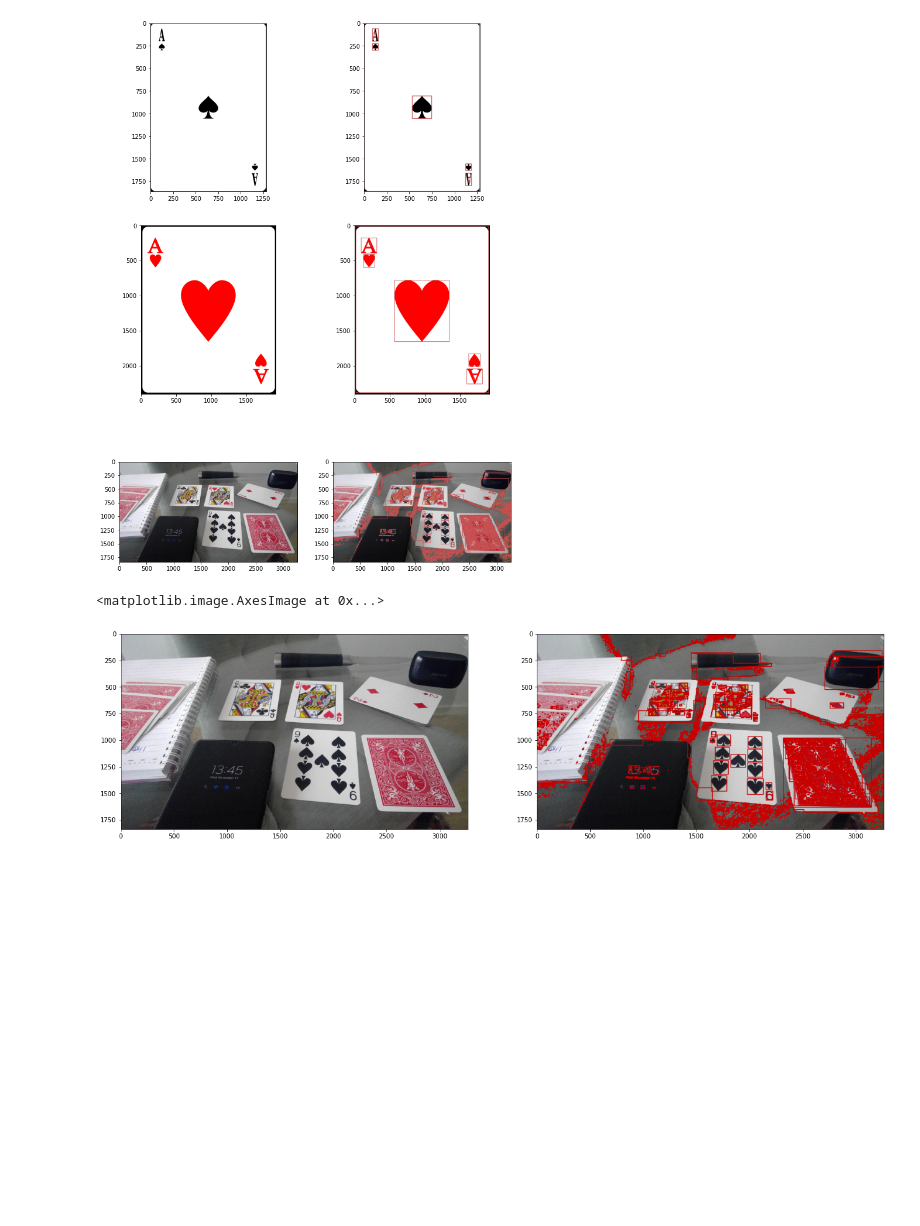
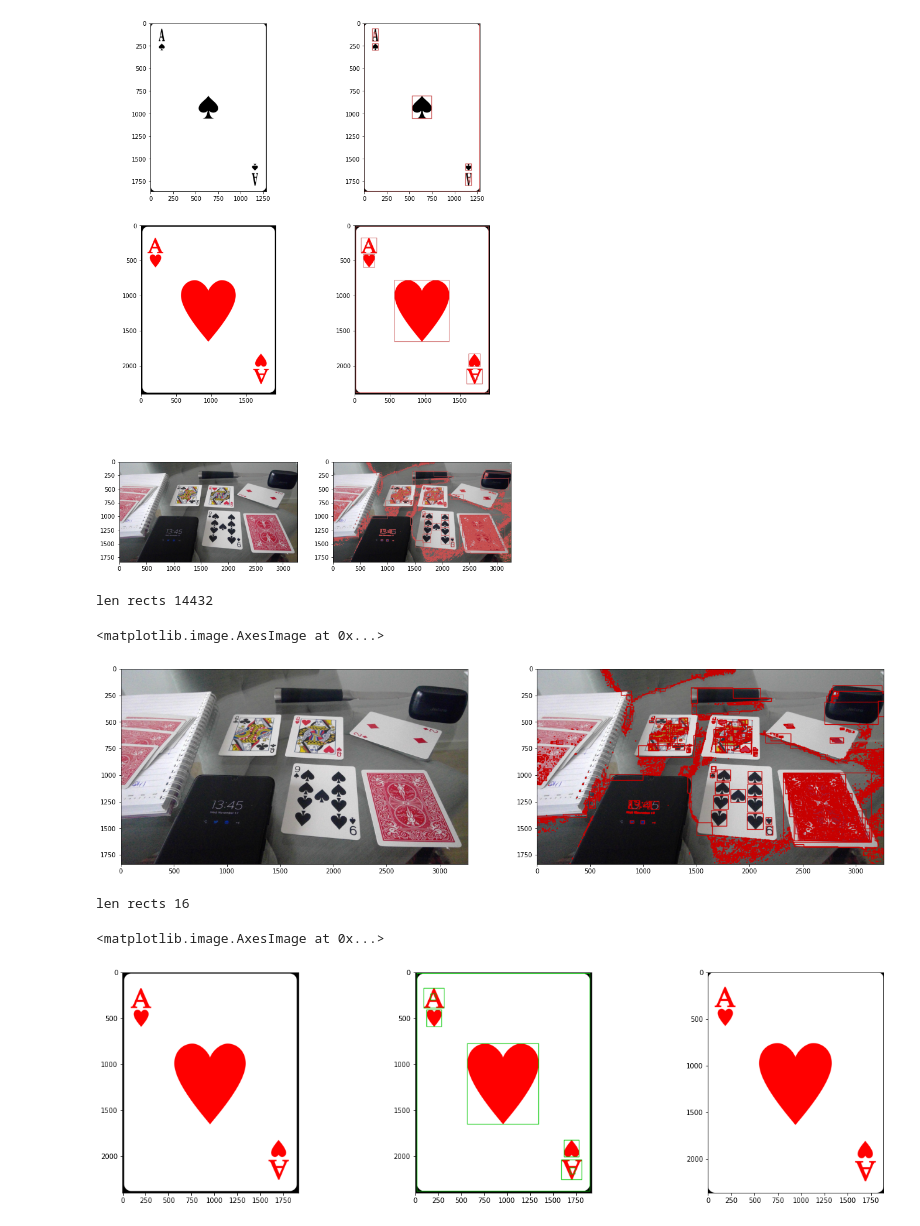
Before and after one commit to Luviz/CodeResume, a Jupyter notebook: Python/opencv/object_finder.ipynb, the cells around one changed output. Saved outputs shown, nothing was run; the diff lists cells and outputs as text; code cells hidden in the pictures; blank space fills up the shorter version.

```diff
--- a/Python/opencv/object_finder.ipynb
+++ b/Python/opencv/object_finder.ipynb
@@ -23,16 +25,18 @@ ax[2].imshow(img_heart[:,:,::-1])
 # %%
 # SPADES
 # Work flow one
+
 blur = cv.GaussianBlur(img_spades, (3, 3), 10)
 canny = cv.Canny(blur, 100, 200)
 
-contours, hierarchy = cv.findContours(canny, cv.RETR_CCOMP, cv.CHAIN_APPROX_SIMPLE)
+contours, hierarchy = cv.findContours(
+    canny, cv.RETR_CCOMP, cv.CHAIN_APPROX_SIMPLE)
 b = cv.drawContours(img_spades.copy(), contours, -1, (80, 255, 180), 3)
 
 marked = img_spades.copy()
 rects = [cv.boundingRect(cnt) for cnt in contours]
 for x, y, w, h in rects:
-    cv.rectangle(marked, (x, y), (x+w, y+h), (200,0,0), 5)
+    cv.rectangle(marked, (x, y), (x+w, y+h), (200, 0, 0), 5)
 
 fig, ax = plt.subplots(1, 5)
 fig.set_size_inches(22, 6)
@@ -55,13 +59,14 @@ blur = cv.GaussianBlur(img_spades, (5, 5), 20)
 _, bw = cv.threshold(blur, 90, 255, cv.THRESH_BINARY)
 canny = cv.Canny(bw, 100, 200)
 
-contours, hierarchy = cv.findContours(canny, cv.RETR_CCOMP, cv.CHAIN_APPROX_SIMPLE)
+contours, hierarchy = cv.findContours(
+    canny, cv.RETR_CCOMP, cv.CHAIN_APPROX_SIMPLE)
 b = cv.drawContours(img_spades.copy(), contours, -1, (80, 255, 180), 3)
 
 marked = img_spades.copy()
 rects = [cv.boundingRect(cnt) for cnt in contours]
 for x, y, w, h in rects:
-    cv.rectangle(marked, (x, y), (x+w, y+h), (200,0,0), 5)
+    cv.rectangle(marked, (x, y), (x+w, y+h), (200, 0, 0), 5)
 
 fig, ax = plt.subplots(1, 5)
 fig.set_size_inches(22, 6)
@@ -77,11 +82,11 @@ len(contours)
 15
 [figure]
 # %%
-def get_shapes(image, canny_th1=100, canny_th2=200, blur_ksize=(5,5), blur_sigmax=20):
+def get_shapes(image, canny_th1=100, canny_th2=200, blur_ksize=(5, 5), blur_sigmax=20, contours_mode=cv.RETR_CCOMP):
     blur = cv.GaussianBlur(image, blur_ksize, blur_sigmax)
     _, bw = cv.threshold(blur, 90, 255, cv.THRESH_BINARY)
     canny = cv.Canny(bw, canny_th1, canny_th2)
-    contours, _ = cv.findContours(canny, cv.RETR_CCOMP, cv.CHAIN_APPROX_SIMPLE)
+    contours, _ = cv.findContours(canny, contours_mode, cv.CHAIN_APPROX_SIMPLE)
     return [cv.boundingRect(cnt) for cnt in contours]
 # %%
 
@@ -101,14 +106,38 @@ for ix, image in enumerate(images):
 # %%
 image = img_objects
 fig, ax = plt.subplots(1, 2)
-fig.set_size_inches(22,6)
+fig.set_size_inches(22, 6)
 marked = image.copy()
-rects = get_shapes(marked)
+rects = get_shapes(marked, contours_mode=cv.RETR_EXTERNAL)
+print(f"len rects {len(rects)}")
 for x, y, w, h in rects:
-    cv.rectangle(marked, (x, y), (x+w, y+h), (0,0,200), 5)
+    cv.rectangle(marked, (x, y), (x+w, y+h), (0, 0, 200), 5)
 
-ax[0].imshow(image[:,:,::-1])
-ax[1].imshow(marked[:,:,::-1])
+ax[0].imshow(image[:, :, ::-1])
+ax[1].imshow(marked[:, :, ::-1])
 # %% [output]
-<matplotlib.image.AxesImage at 0x...>
+len rects 14432
+<matplotlib.image.AxesImage at 0x...>
 [figure]
+# %%
+image = img_heart
+fig, ax = plt.subplots(1, 3)
+fig.set_size_inches(22, 6)
+marked = image.copy()
+rects = get_shapes(marked)
+print(f"len rects {len(rects)}")
+objs_in_heart = [image[y:y+h, x:x+w, ::-1] for x, y, w, h in rects]
+for x, y, w, h in rects:
+    cv.rectangle(marked, (x, y), (x+w, y+h), (0, 200, 0), 5)
+    # image.
+
+ax[0].imshow(image[:, :, ::-1])
+ax[1].imshow(marked[:, :, ::-1])
+
+box = rects[15]
+x, y, w, h = box
+ax[2].imshow(image[y:y+h, x:x+w, ::-1])
+# %% [output]
+len rects 16
+<matplotlib.image.AxesImage at 0x...>
+[figure, added]
```
Also changed, not shown: parts of 8 cells of this notebook.
